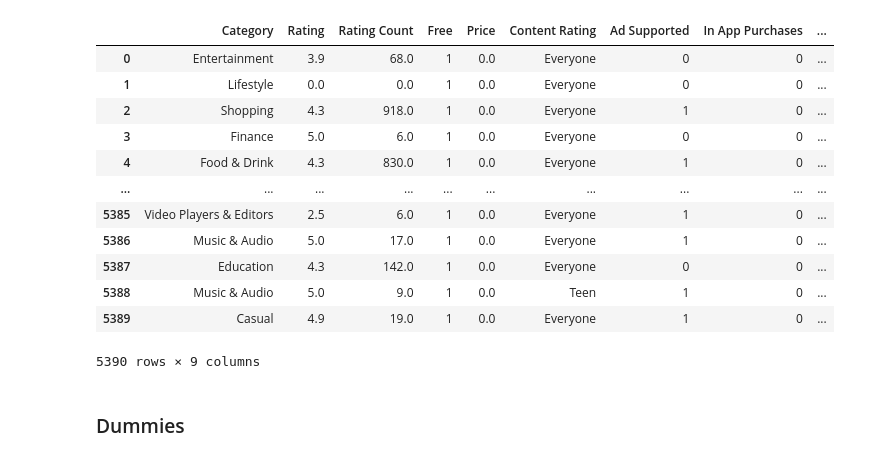
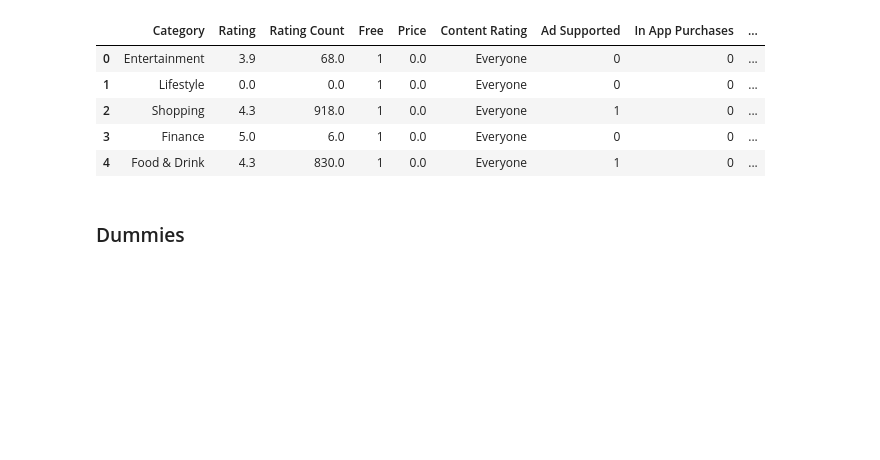
Before and after one commit to LouLan99/User-Rating-Prediction-Model, a Jupyter notebook: notebooks/03-pre-processing copy.ipynb, the cells around one changed output. Drawn from its saved outputs; the diff is of its cells as text; code cells hidden in the pictures; blank space fills up the shorter version.

Commit message:
replace  some df_clean and added .head to make the notebook not too long

```diff
--- a/notebooks/03-pre-processing copy.ipynb
+++ b/notebooks/03-pre-processing copy.ipynb
@@ -1,22 +1,15 @@
 # %%
 import pandas as pd
 # %%
-df_clean = pd.read_csv(filepath_or_buffer= "../data/Clean_Dataset2.csv")
-df_clean
+df_clean = pd.read_csv(filepath_or_buffer= "../data/Clean_Dataset.csv")
+df_clean.head()
 # %% [output]
 |  | Category | Rating | Rating Count | Free | Price | Content Rating | Ad Supported | In App Purchases | ... |
 | 0 | Entertainment | 3.9 | 68.0 | 1 | 0.0 | Everyone | 0 | 0 | ... |
 | 1 | Lifestyle | 0.0 | 0.0 | 1 | 0.0 | Everyone | 0 | 0 | ... |
 | 2 | Shopping | 4.3 | 918.0 | 1 | 0.0 | Everyone | 1 | 0 | ... |
 | 3 | Finance | 5.0 | 6.0 | 1 | 0.0 | Everyone | 0 | 0 | ... |
 | 4 | Food & Drink | 4.3 | 830.0 | 1 | 0.0 | Everyone | 1 | 0 | ... |
-| ... | ... | ... | ... | ... | ... | ... | ... | ... | ... |
-| 5385 | Video Players & Editors | 2.5 | 6.0 | 1 | 0.0 | Everyone | 1 | 0 | ... |
-| 5386 | Music & Audio | 5.0 | 17.0 | 1 | 0.0 | Everyone | 1 | 0 | ... |
-| 5387 | Education | 4.3 | 142.0 | 1 | 0.0 | Everyone | 0 | 0 | ... |
-| 5388 | Music & Audio | 5.0 | 9.0 | 1 | 0.0 | Teen | 1 | 0 | ... |
-| 5389 | Casual | 4.9 | 19.0 | 1 | 0.0 | Everyone | 1 | 0 | ... |
-5390 rows × 9 columns
 # %% [markdown]
 ### Dummies
 # %%
```
Also changed, not shown: parts of 5 cells of this notebook.
